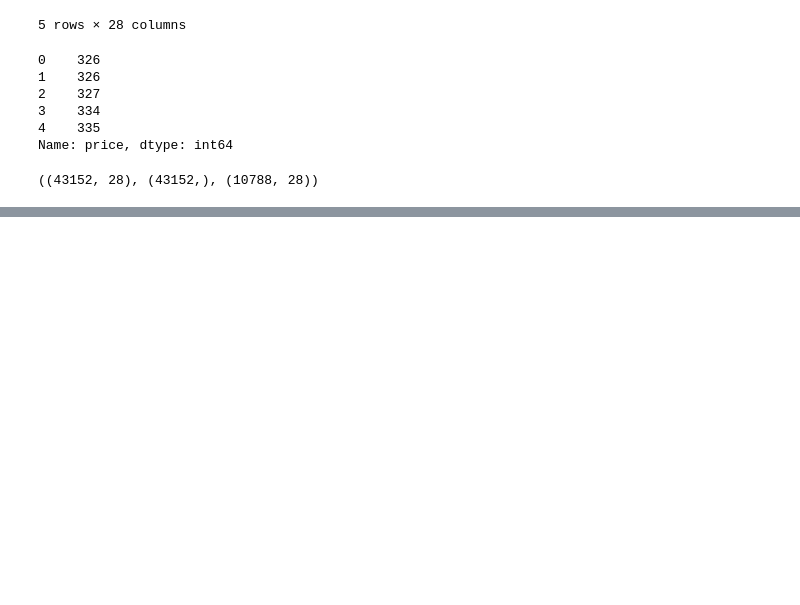
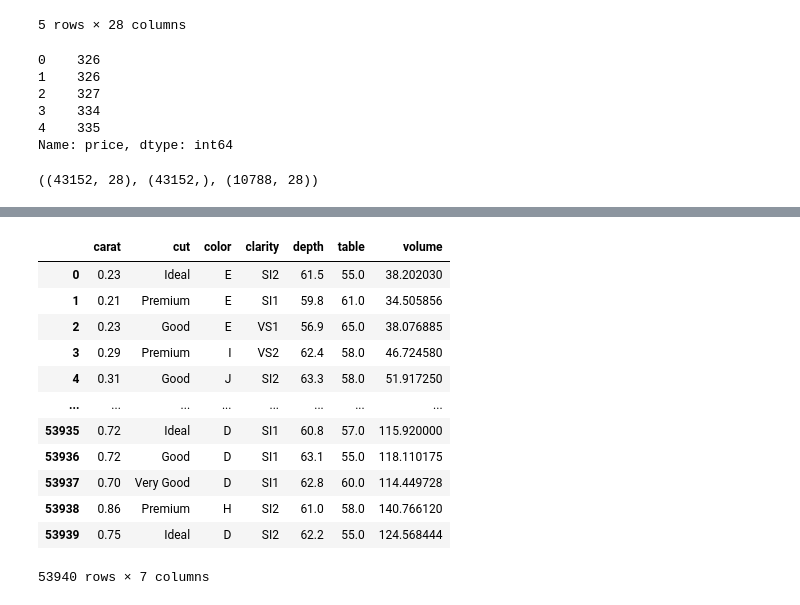
Before and after one commit to RaneemGhalion/Dimond, a Jupyter notebook: dimonds.ipynb, the cells around one changed output, grey strips where cells are left out. Drawn from its saved outputs; the diff is of its cells as text; code cells hidden in the pictures; blank space fills up the shorter version.

```diff
--- a/dimonds.ipynb
+++ b/dimonds.ipynb
@@ -200,0 +242,3 @@ KeyboardInterrupt:
+# %%
+df=pd.read_csv("/content/drive/MyDrive/Ai/Dimond/Dimond/diamonds.csv")
+df.head()
@@ -200,0 +252,5 @@ KeyboardInterrupt:
+# %%
+# create new column the volume of the dimoind
+
+df["volume"]=df["x"]*df["y"]*df["z"]
+df.head()
@@ -200,0 +264,17 @@ KeyboardInterrupt:
+# %%
+X = df.drop(["price", "x", "y", "z","Unnamed: 0"], axis=1)
+X
+# %% [output]
+|  | carat | cut | color | clarity | depth | table | volume |
+| 0 | 0.23 | Ideal | E | SI2 | 61.5 | 55.0 | 38.202030 |
+| 1 | 0.21 | Premium | E | SI1 | 59.8 | 61.0 | 34.505856 |
+| 2 | 0.23 | Good | E | VS1 | 56.9 | 65.0 | 38.076885 |
+| 3 | 0.29 | Premium | I | VS2 | 62.4 | 58.0 | 46.724580 |
+| 4 | 0.31 | Good | J | SI2 | 63.3 | 58.0 | 51.917250 |
+| ... | ... | ... | ... | ... | ... | ... | ... |
+| 53935 | 0.72 | Ideal | D | SI1 | 60.8 | 57.0 | 115.920000 |
+| 53936 | 0.72 | Good | D | SI1 | 63.1 | 55.0 | 118.110175 |
+| 53937 | 0.70 | Very Good | D | SI1 | 62.8 | 60.0 | 114.449728 |
+| 53938 | 0.86 | Premium | H | SI2 | 61.0 | 58.0 | 140.766120 |
+| 53939 | 0.75 | Ideal | D | SI2 | 62.2 | 55.0 | 124.568444 |
+53940 rows × 7 columns
```
Also changed, not shown: parts of 23 cells of this notebook.
